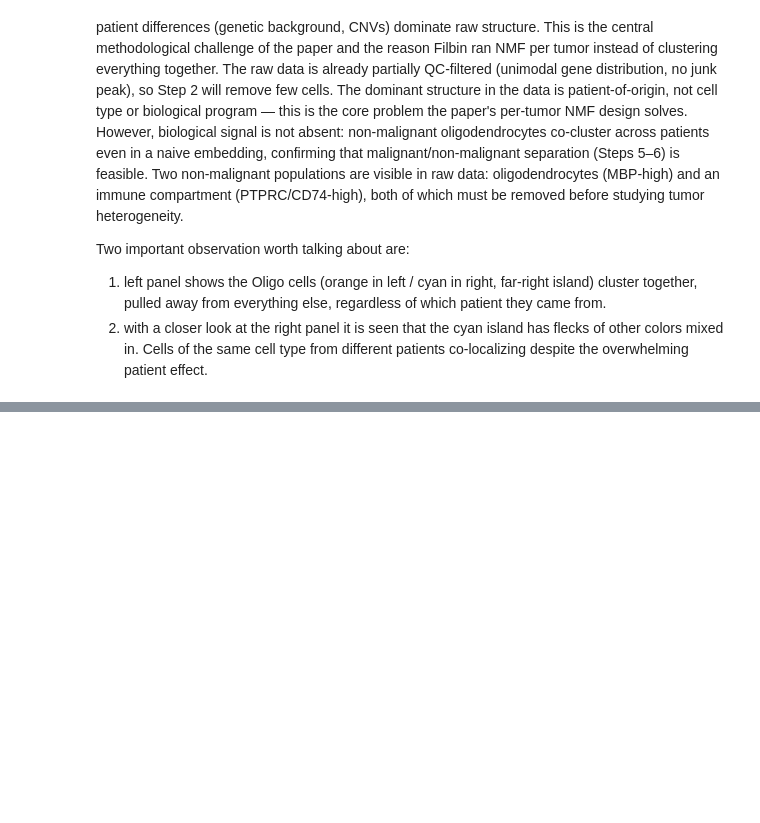
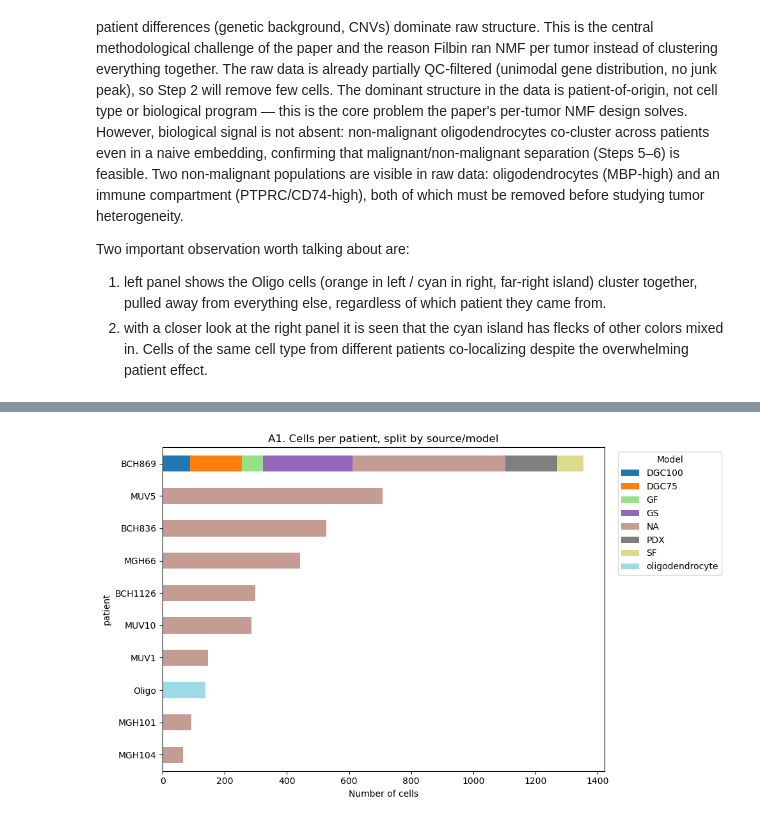
Before and after one commit to kianinsilico/masters_thesis, a Jupyter notebook: Untitled.ipynb, the cells around one changed output, grey strips where cells are left out. Drawn from its saved outputs; the diff is of its cells as text; code cells hidden in the pictures; blank space fills up the shorter version.

```diff
--- a/Untitled.ipynb
+++ b/Untitled.ipynb
@@ -222,0 +230,28 @@ Two important observation worth talking about are:
+# %%
+# The paper's six H3K27M primary tumors
+PAPER_TUMORS = {"MUV1", "MUV5", "MUV10", "BCH836", "BCH869", "BCH1126"}
+
+
+meta["in_paper_cohort"] = (
+    meta["patient"].isin(PAPER_TUMORS) & (meta["source"] == "patient")
+)
+
+# Also tag the broader "verified H3K27M" set (includes models of paper tumors)
+meta["is_paper_patient"] = meta["patient"].isin(PAPER_TUMORS)
+
+print("Phase 1 replication cohort (primary tissue, 6 tumors):")
+print(f"  {meta['in_paper_cohort'].sum()} cells")
+print("\nBreakdown of what's tagged out:")
+print(f"  Models of paper tumors: "
+      f"{((meta['is_paper_patient']) & (meta['source']=='model')).sum()}")
+print(f"  Oligo (non-malignant):  {(meta['patient']=='Oligo').sum()}")
+print(f"  MGH66/101/104 (unverified): "
+      f"{(~meta['is_paper_patient'] & (meta['patient']!='Oligo')).sum()}")
+
+# Sanity: how close is the cohort to the paper's 2,458 H3K27M patient cells?
+print(f"\nPaper reports 2,458 H3K27M patient cells (pre-final-QC).")
+print(f"Your cohort before housekeeping filter: {meta['in_paper_cohort'].sum()}")
+if meta['in_paper_cohort'].sum() == 2458:
+    print("Exact match!")
+else:
+    print(f"Difference: {meta['in_paper_cohort'].sum() - 2458} cells")
@@ -222,0 +314,14 @@ Two important observation worth talking about are:
+# %%
+ct = meta.groupby(["patient", "model"]).size().unstack(fill_value=0)
+# order patients by total cells
+ct = ct.loc[ct.sum(axis=1).sort_values(ascending=True).index]
+
+ax = ct.plot(kind="barh", stacked=True, figsize=(10, 6), colormap="tab20")
+ax.set_xlabel("Number of cells")
+ax.set_title("A1. Cells per patient, split by source/model")
+ax.legend(title="Model", bbox_to_anchor=(1.02, 1), loc="upper left")
+plt.tight_layout()
+plt.savefig("figures/step1/A1_composition_by_patient.png", dpi=150, bbox_inches="tight")
+plt.show()
+# %% [output]
+[figure, added]
```
Also changed, not shown: parts of 15 cells of this notebook, 6 other files.
